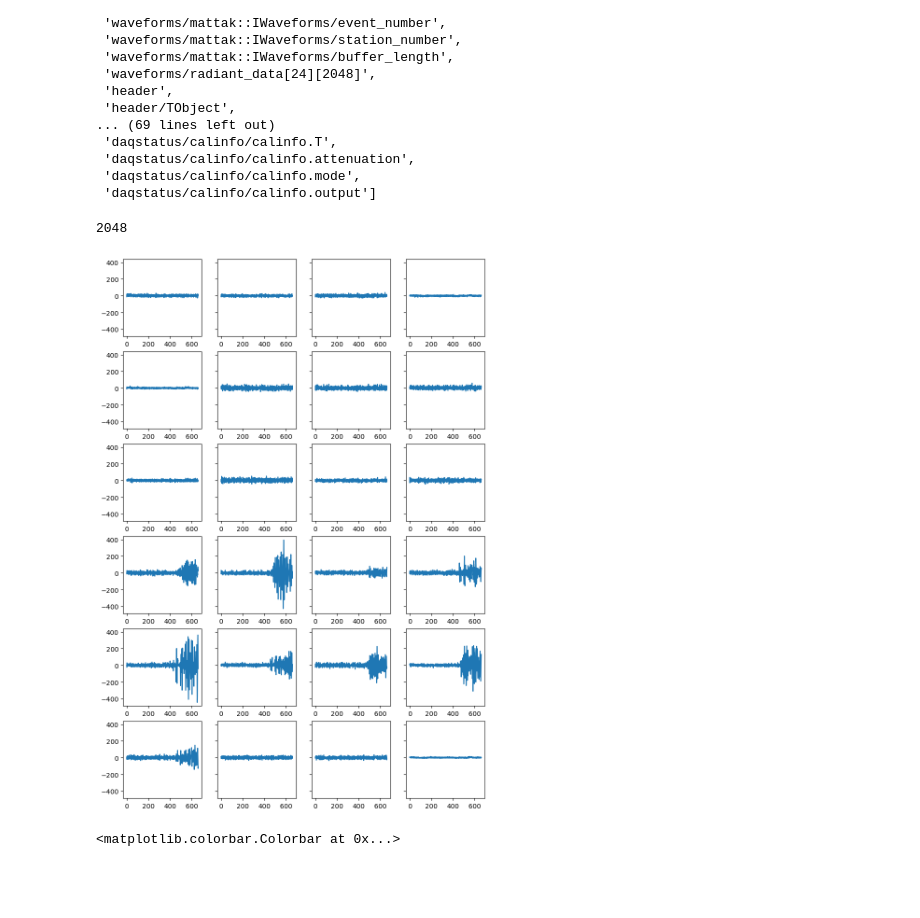
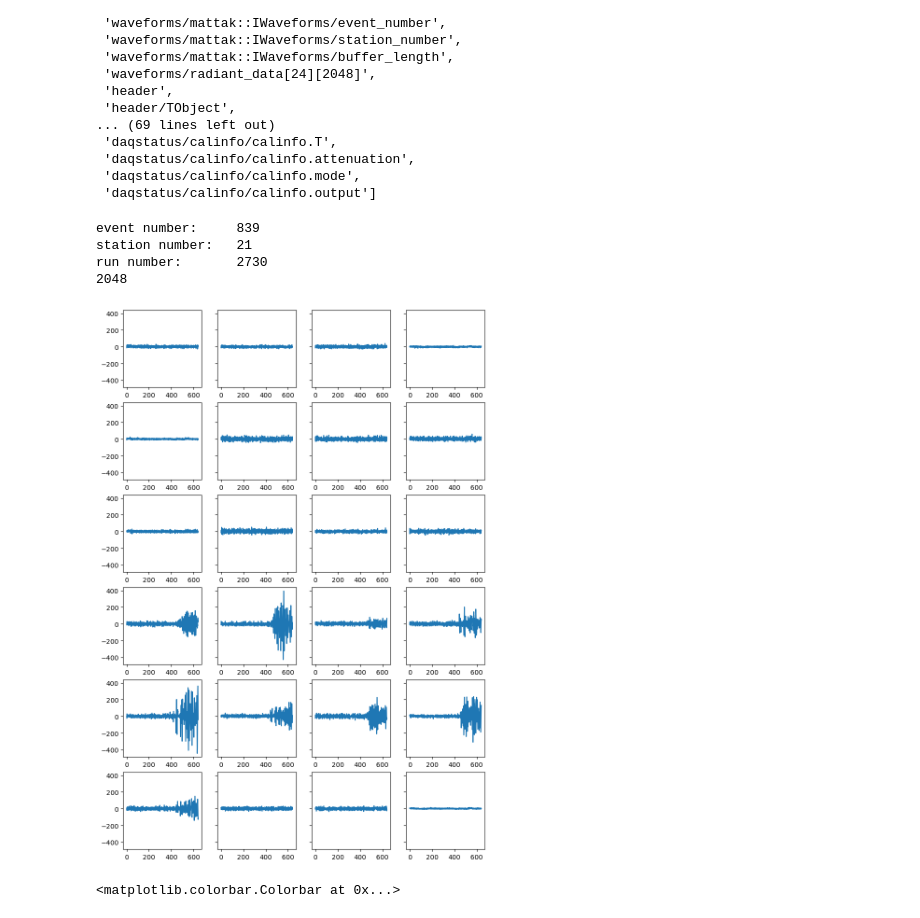
Before and after one commit to OliverSchlemper/Flights, a Jupyter notebook: combined_test.ipynb, the cells around one changed output. Saved outputs shown, nothing was run; the diff lists cells and outputs as text; code cells hidden in the pictures; blank space fills up the shorter version.

```diff
--- a/combined_test.ipynb
+++ b/combined_test.ipynb
@@ -41,33 +41,43 @@ file['combined'].keys()
 # %%
 fmt = '%Y-%m-%d %H:%M:%S.%f'
 radiant_data = np.array(file['combined/waveforms/radiant_data[24][2048]'])
 #time = np.array(file['combined/header/readout_time'])
 trigger_number = np.array(file['combined/header/trigger_number'])
 times = np.array(file['combined/header/trigger_time'])
-
+event_number = np.array(file['combined/header/event_number'])
+station_number = np.array(file['combined/header/station_number'])
+run_number = np.array(file['combined/header/run_number'])
 times = pd.to_datetime(times, unit = 's')
 start_time = pd.to_datetime('2023-05-12T12:40:07')
 stop_time = pd.to_datetime('2023-05-12T12:46:14')
 
 mask = (times >= start_time) & (times <= stop_time)
 
+event_index = 5
 
+print('event number:    ', event_number[mask][event_index])
+
+print('station number:  ', station_number[mask][event_index])
+print('run number:      ', run_number[mask][event_index])
 #x = np.arange(0, 2048, 1)
-x = np.linspace(0, 660, 2048) # the real time would be interesting
+x = np.linspace(0, 640, 2048) # the real time would be interesting
 print(len(x))
 #print(times.shape, radiant_data[0,0,:].shape, x.shape)
 #print(radiant_data[mask, :, :].shape)
 
 #print(times[mask])
 fig, ax = plt.subplots(6, 4, figsize = (10, 15), sharey = True)
 counter = 0
 for i in range(6):
     for j in range(4):
-        ax[i, j].plot(x, radiant_data[mask, :, :][5, counter, :])
+        ax[i, j].plot(x, radiant_data[mask, :, :][event_index, counter, :])
         counter += 1
 # %% [output]
+event number:     839
+station number:   21
+run number:       2730
 2048
-[figure, old version]
+[figure, new version]
 # %%
 fig, ax = plt.subplots(6, 4, figsize = (10, 15), sharey = True)
 counter = 0
```
Also changed, not shown: 3 other files.
